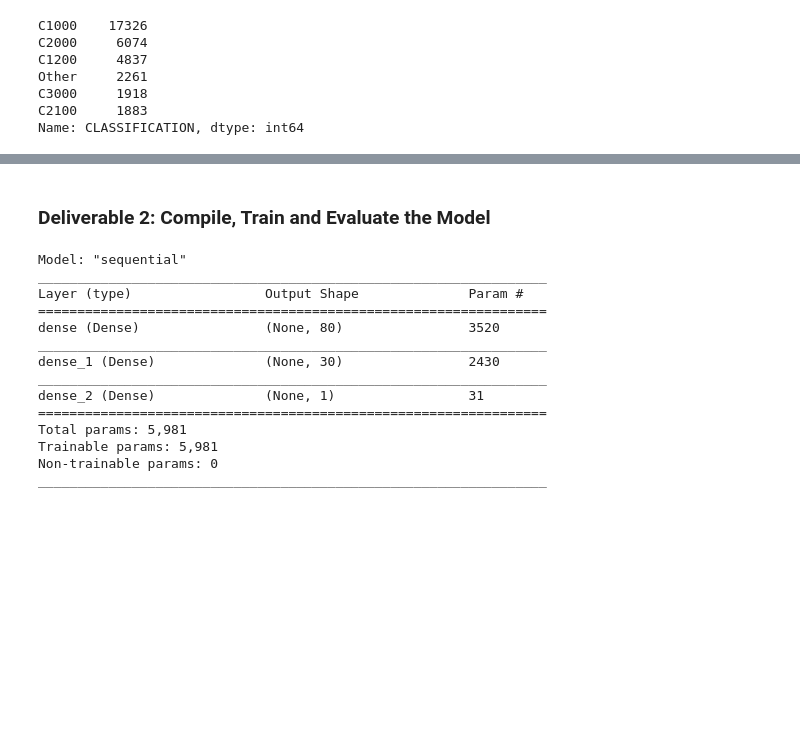
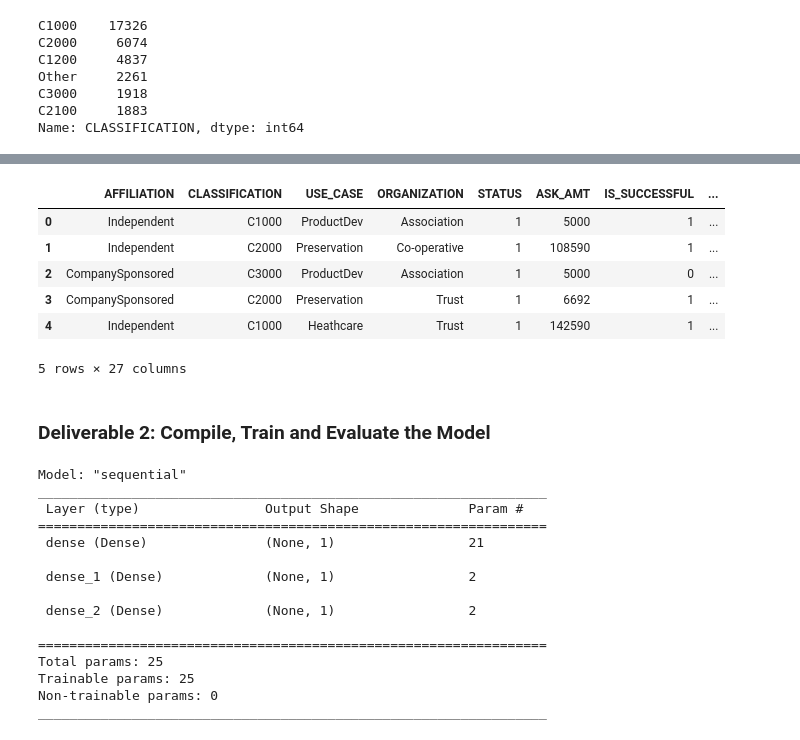
Before and after one commit to dananthony1/rutgers-Neural-Network-Charity-Analysis, a Jupyter notebook: AlphabetSoupCharity.ipynb, the cells around one changed output, grey strips where cells are left out. Cells and saved outputs as stored; diff of their text form; code cells hidden in the pictures; blank space fills up the shorter version.

```diff
--- a/AlphabetSoupCharity.ipynb
+++ b/AlphabetSoupCharity.ipynb
@@ -174,0 +167,14 @@ encode_df.head()
+# %%
+# Merge one-hot encoded features and drop the originals
+application_df = application_df.merge(encode_df1,left_index=True,right_index=True).drop("APPLICATION_TYPE",1)
+application_df = application_df.merge(encode_df2,left_index=True,right_index=True).drop("INCOME_AMT",1)
+application_df = application_df.merge(encode_df3,left_index=True,right_index=True).drop("SPECIAL_CONSIDERATIONS",1)
+application_df.head()
+# %% [output]
+|  | AFFILIATION | CLASSIFICATION | USE_CASE | ORGANIZATION | STATUS | ASK_AMT | IS_SUCCESSFUL | ... |
+| 0 | Independent | C1000 | ProductDev | Association | 1 | 5000 | 1 | ... |
+| 1 | Independent | C2000 | Preservation | Co-operative | 1 | 108590 | 1 | ... |
+| 2 | CompanySponsored | C3000 | ProductDev | Association | 1 | 5000 | 0 | ... |
+| 3 | CompanySponsored | C2000 | Preservation | Trust | 1 | 6692 | 1 | ... |
+| 4 | Independent | C1000 | Heathcare | Trust | 1 | 142590 | 1 | ... |
+5 rows × 27 columns
@@ -191,28 +204,29 @@ X_test_scaled = X_scaler.transform(X_test)
 nn = tf.keras.models.Sequential()
 
 # First hidden layer
-#  YOUR CODE GOES HERE
+nn.add(tf.keras.layers.Dense(units=1, activation="relu", input_dim=20))
 
 # Second hidden layer
-#  YOUR CODE GOES HERE
+nn.add(tf.keras.layers.Dense(units=1, activation="relu", input_dim=4))
 
 # Output layer
-#  YOUR CODE GOES HERE
+nn.add(tf.keras.layers.Dense(units=1, activation="sigmoid"))
 
 # Check the structure of the model
 nn.summary()
 # %% [output]
 Model: "sequential"
 _________________________________________________________________
-Layer (type)                 Output Shape              Param #
+ Layer (type)                Output Shape              Param #
 =================================================================
-dense (Dense)                (None, 80)                3520
-_________________________________________________________________
-dense_1 (Dense)              (None, 30)                2430
-_________________________________________________________________
-dense_2 (Dense)              (None, 1)                 31
+ dense (Dense)               (None, 1)                 21
+
+ dense_1 (Dense)             (None, 1)                 2
+
+ dense_2 (Dense)             (None, 1)                 2
+
 =================================================================
-Total params: 5,981
-Trainable params: 5,981
+Total params: 25
+Trainable params: 25
 Non-trainable params: 0
 _________________________________________________________________
```
Also changed, not shown: parts of 16 cells of this notebook.
